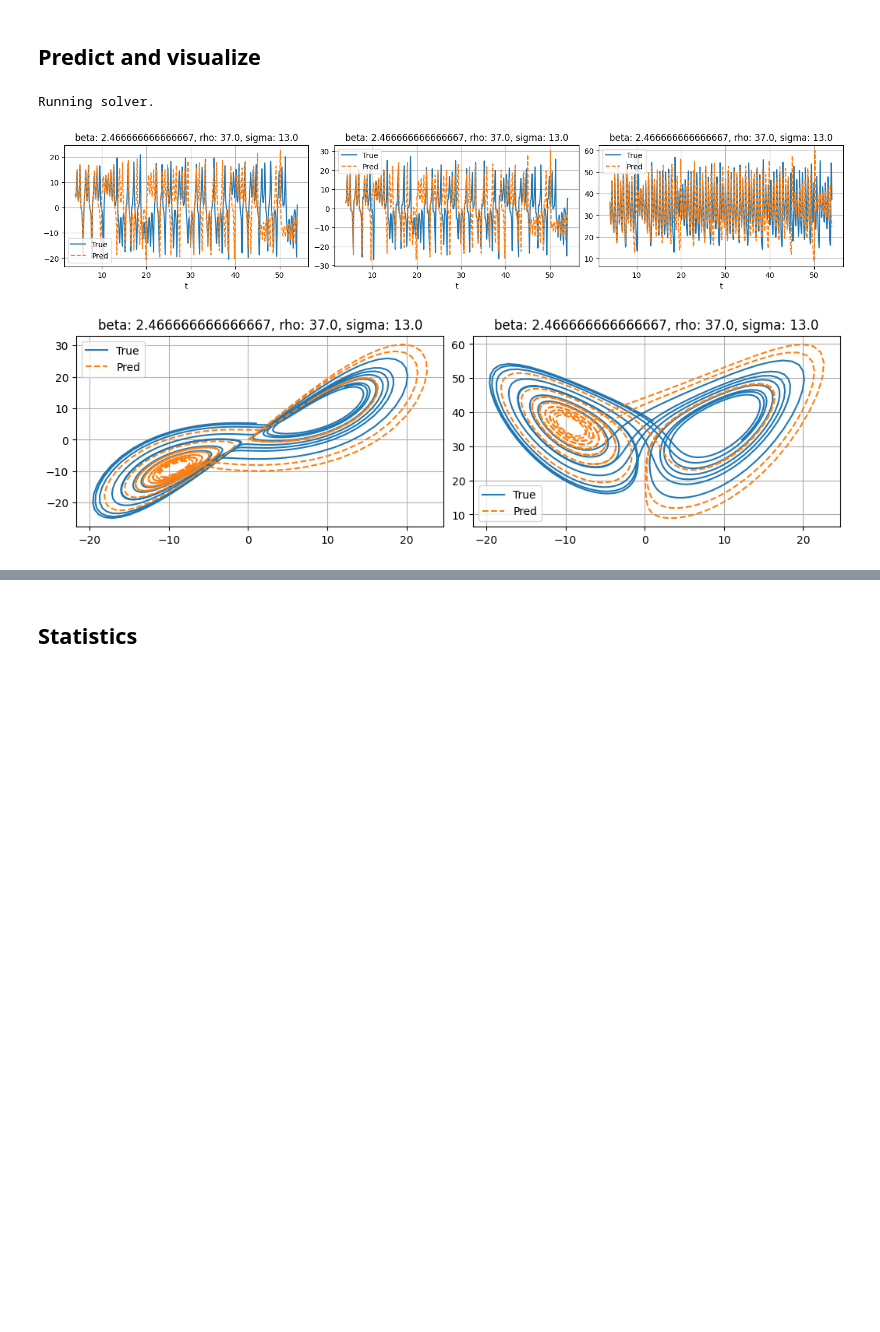
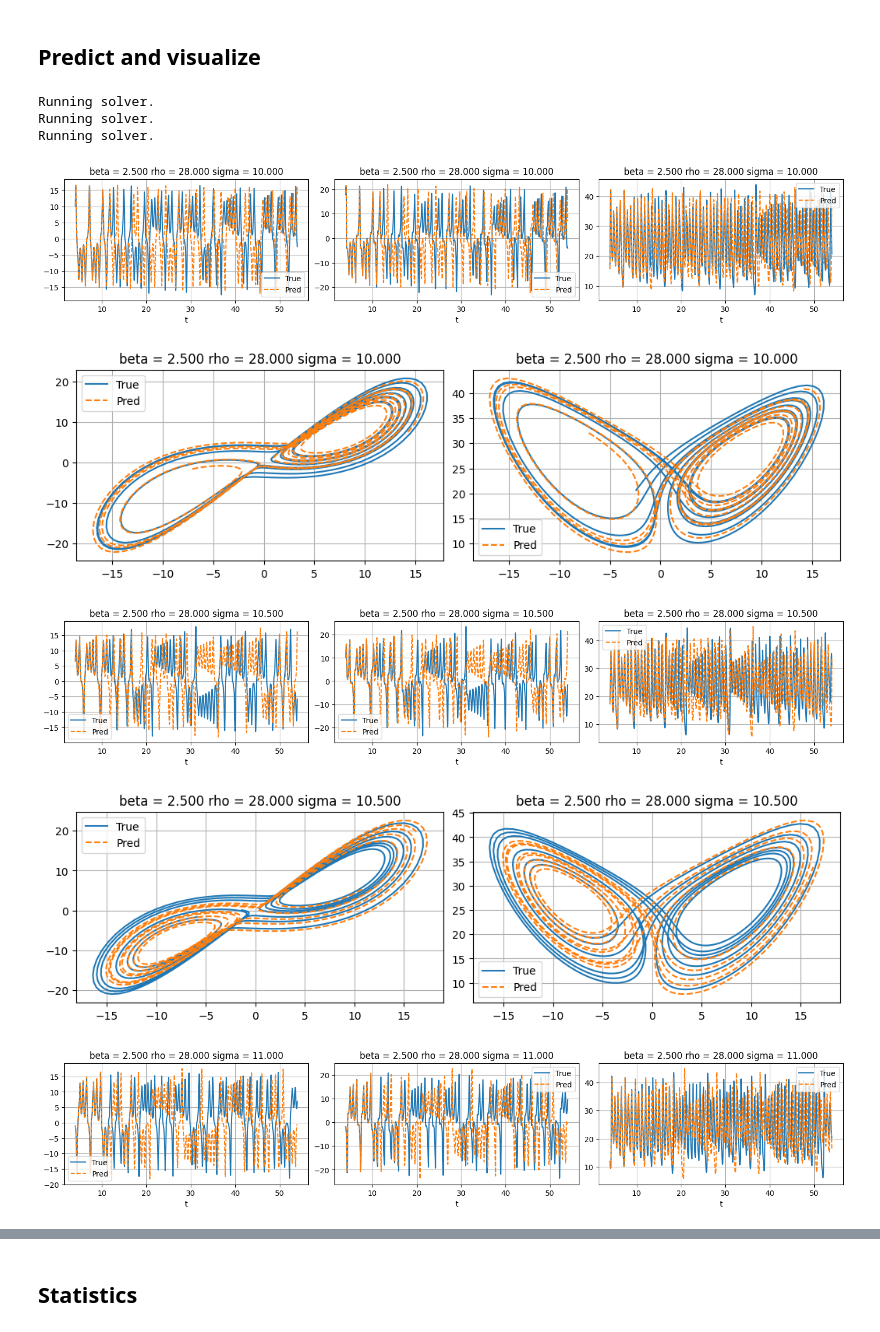
Before and after one commit to MagriLab/Adjoint-ESN, a Jupyter notebook: src/run_dyn_sys_from_results.ipynb, the cells around one changed output, grey strips where cells are left out. Cells and saved outputs as stored; diff of their text form; code cells hidden in the pictures; blank space fills up the shorter version.

```diff
--- a/src/run_dyn_sys_from_results.ipynb
+++ b/src/run_dyn_sys_from_results.ipynb
@@ -23,7 +23,8 @@ def load_config(experiment_path):
          config = yaml.unsafe_load(file)
          return config
 
-experiment_path=Path('../local_results/lorenz63/run_20231229_144327')
+experiment_path=Path('../local_results/lorenz63/run_20240105_140530')
+sys = Lorenz63
 config = load_config(experiment_path)
 results = pp.unpickle_file(experiment_path / 'results.pickle')[0]
 print(config)
@@ -186,8 +195,8 @@ for name in results.keys():
 
 hyp_param_scales = ['uniform']*len(hyp_param_names)
 
-ESN_dict['input_seeds'] = [5,6,7]
-ESN_dict['reservoir_seeds'] = [8,9]
+ESN_dict['input_seeds'] = [0,1,2]
+ESN_dict['reservoir_seeds'] = [3,4]
 
 my_ESN = ESN(**ESN_dict)
 set_ESN(my_ESN,hyp_param_names,hyp_param_scales,hyp_params)
@@ -213,12 +222,25 @@ Parameter normalization is changed, training must be done again.
+# %%
+y0 = np.zeros((1,DATA["train"]["u_washout"][0].shape[1]))
+y0[0,0] = 1.0
+y0[0,1] = 1.0
+y0[0,2] = 1.0
+
+u_washout_auto = np.repeat(y0, [len(DATA["train"]["u_washout"][0])], axis = 0)
 # %% [markdown]
 ## Predict and visualize
 # %%
 sim_time = 74
 loop_times = [50]
-param_mesh_input = [None] * 3
-param_mesh_input[eParam.beta] = [7.4/3]
-param_mesh_input[eParam.rho] = [37]
-param_mesh_input[eParam.sigma] = [13]
+
+if sys == Lorenz63:
+    param_mesh_input = [None] * 3
+    param_mesh_input[eParam.beta] = [2.5]
+    param_mesh_input[eParam.rho] = [28]
+    param_mesh_input[eParam.sigma] = [10,10.5,11]
+elif sys == Lorenz96:
+    param_mesh_input = [None] * 1
+    param_mesh_input[eParam.p] = np.arange(1,10,1)
+
 p_list = pp.make_param_mesh(param_mesh_input)
 
 plt_idx = [0,1,2]
@@ -229,10 +251,16 @@ phase_space_steps = pp.get_steps(10,network_dt)
 error_measure = errors.rel_L2
 
 for p_idx, p in enumerate(p_list):
-    params = {"beta": p[eParam.beta],
-              "rho": p[eParam.rho],
-              "sigma": p[eParam.sigma]}
-    my_sys, y_sim, t_sim = pp.load_data_dyn_sys(Lorenz63,params,sim_time,sim_dt,random_seed=0)
+    params = {}
+    for param in eParam:
+        params[param.name] = p[param]
+    my_sys, y_sim, t_sim = pp.load_data_dyn_sys(sys,
+                                                params,
+                                                sim_time,
+                                                sim_dt,
+                                                # random_seed=1,
+                                                y_init=y0[0],
+                                                integrator=integrator)
 
     data = pp.create_dataset_dyn_sys(my_sys,y_sim,t_sim,params,
                         network_dt=network_dt,
@@ -250,39 +278,44 @@ for p_idx, p in enumerate(p_list):
                                                     P=data[loop_name]["p"])
         y_pred = y_pred[1:]
 
-        regime_str = f'beta: {p[eParam.beta]}, rho: {p[eParam.rho]}, sigma: {p[eParam.sigma]}'
+        regime_str = ' '.join([f"{param.name} = {p[param]:0.3f}" for param in eParam])
         # plot time series
         plt.figure(figsize = (15,3),constrained_layout=True)
         for j, k in enumerate(plt_idx):
             plt.subplot(1,len(plt_idx),j+1)
             vis.plot_lines(data[loop_name]["t"],data[loop_name]["y"][:,k],y_pred[:,k],
                        title=regime_str,
                        xlabel='t',
                        linestyle=['-','--'],
                        legend=['True','Pred'])
 
         # plot phase space
         plt.figure(figsize = (15,3),constrained_layout=True)
         for j, k in enumerate(plt_idx_pairs):
             plt.subplot(1,len(plt_idx),j+1)
             vis.plot_phase_space(data[loop_name]["y"][-phase_space_steps:],
                              y_pred[-phase_space_steps:],
                              idx_pair=k,
                              title=regime_str,
                              linestyle=['-','--'],
                              legend=['True','Pred'])
 
         # plot statistics
         # plt.figure(figsize = (15,3),constrained_layout=True)
         # for j, k in enumerate(plt_idx):
         #     plt.subplot(1,len(plt_idx),j+1)
         #     vis.plot_statistics(data[loop_name]["y"][:,k],y_pred[:,k],
         #                         title=regime_str,
         #                         ylabel='PDF',
         #                         linestyle=['-','--'],
         #                         legend=['True','Pred'])
         # plt.figure(figsize = (15,3),constrained_layout=True)
 # %% [output]
 Running solver.
+Running solver.
+Running solver.
-[figure, old version]
+[figure, new version]
-[figure, old version]
+[figure, new version]
+[figure, added]
+[figure, added]
+[figure, added]
```
Also changed, not shown: parts of 28 cells of this notebook, 7 other files.
